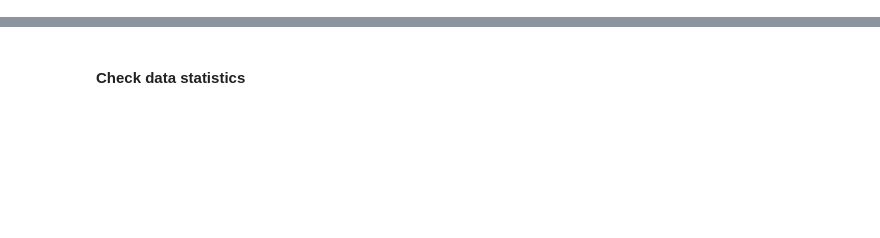
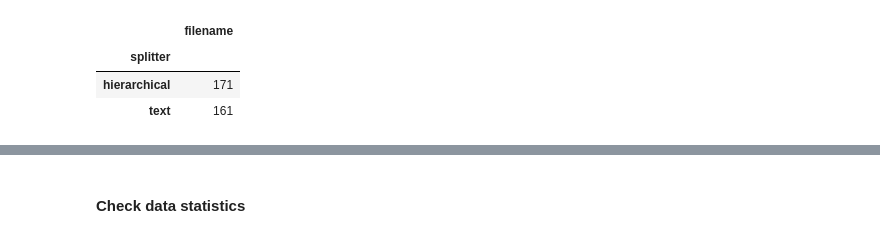
Before and after one commit to eduseiti/legal_datasets, a Jupyter notebook: hierarchical_splitter.ipynb, the cells around one changed output, grey strips where cells are left out. Saved outputs shown, nothing was run; the diff lists cells and outputs as text; code cells hidden in the pictures; blank space fills up the shorter version.

```diff
--- a/hierarchical_splitter.ipynb
+++ b/hierarchical_splitter.ipynb
@@ -224,3 +37,0 @@ def flatten_passages_hierarchy(passages_dictionary, current_path="", passages=[]
-# %%
-passages = []
-current_path = ""
@@ -317 +38,3 @@ passages[26]
+# %%
+tokens_counter = tokensCounter("stjiris/bert-large-portuguese-cased-legal-tsdae")
 # %% [markdown]
@@ -337,7 +60,7 @@ for filename, doc in tqdm(normas_json.items(), desc="Processing all referred leg
 
     # print(chunks.keys())
 
-    total_statistics = passages_statistics([passage['passage'] for passage in passages])
+    total_statistics = tokens_counter.passages_statistics([passage['passage'] for passage in passages])
 
     # print(total_statistics)
 
@@ -346,10 +69,10 @@ for filename, doc in tqdm(normas_json.items(), desc="Processing all referred leg
     # verifying if there is any chunk longer than the maximum size.
     #
 
-    if total_statistics['max_tokens'] > 1000:
+    if total_statistics['max_tokens'] > 512:
         # For such document, apply a regular text splitter.
 
-        # print(f">>> Applying regular text splitter in file {filename}.")
+        print(f">>> Applying regular text splitter in file {filename}.")
 
         chunks = text_splitter.split_text(doc)
         applied_splitter.append({'filename': filename,
@@ -370,3 +145,12 @@ for filename, doc in tqdm(normas_json.items(), desc="Processing all referred leg
+# %%
+splitter_df = pd.DataFrame(applied_splitter)
+# %%
+splitter_df.groupby("splitter").count()
+# %% [output]
+|  | filename |
+| splitter |  |
+| hierarchical | 171 |
+| text | 161 |
 # %%
 len(passages_referred_docs)
 # %% [output]
```
Also changed, not shown: parts of 48 cells of this notebook, 1 other file.
